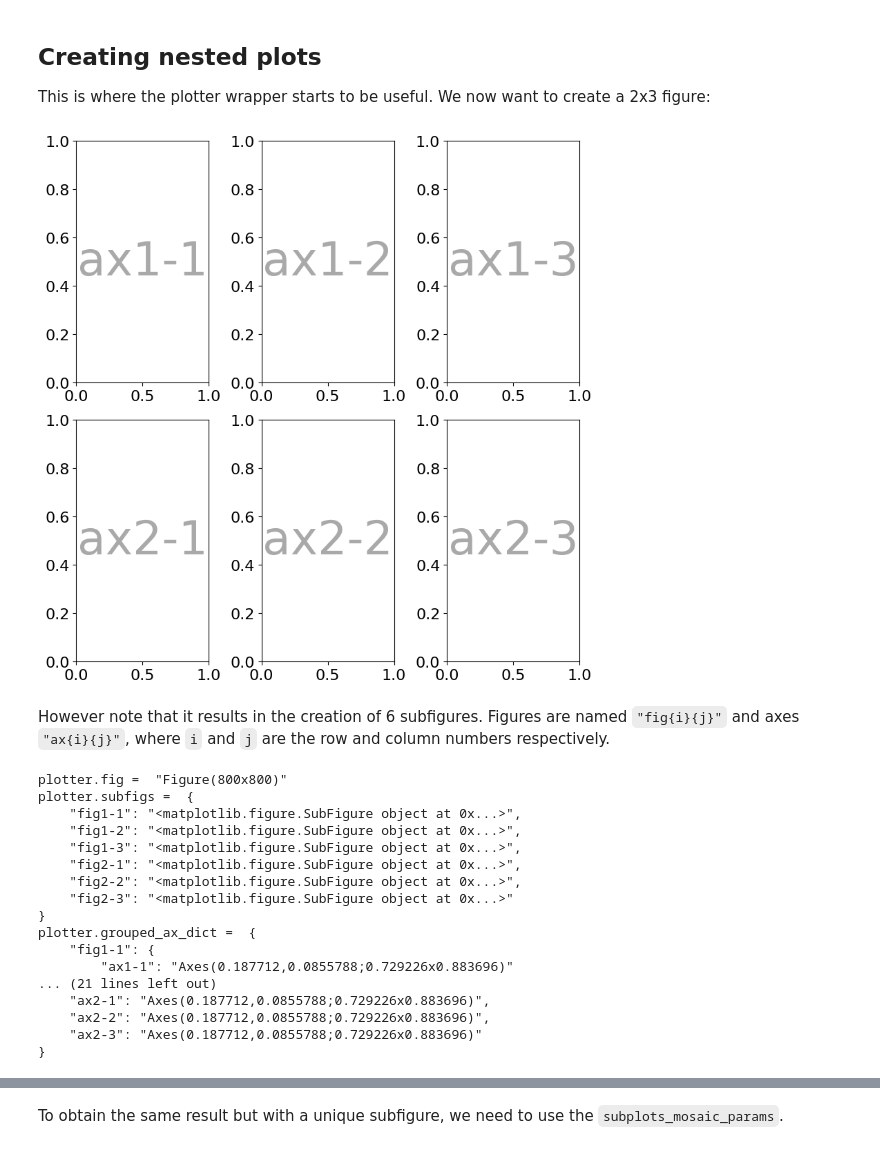
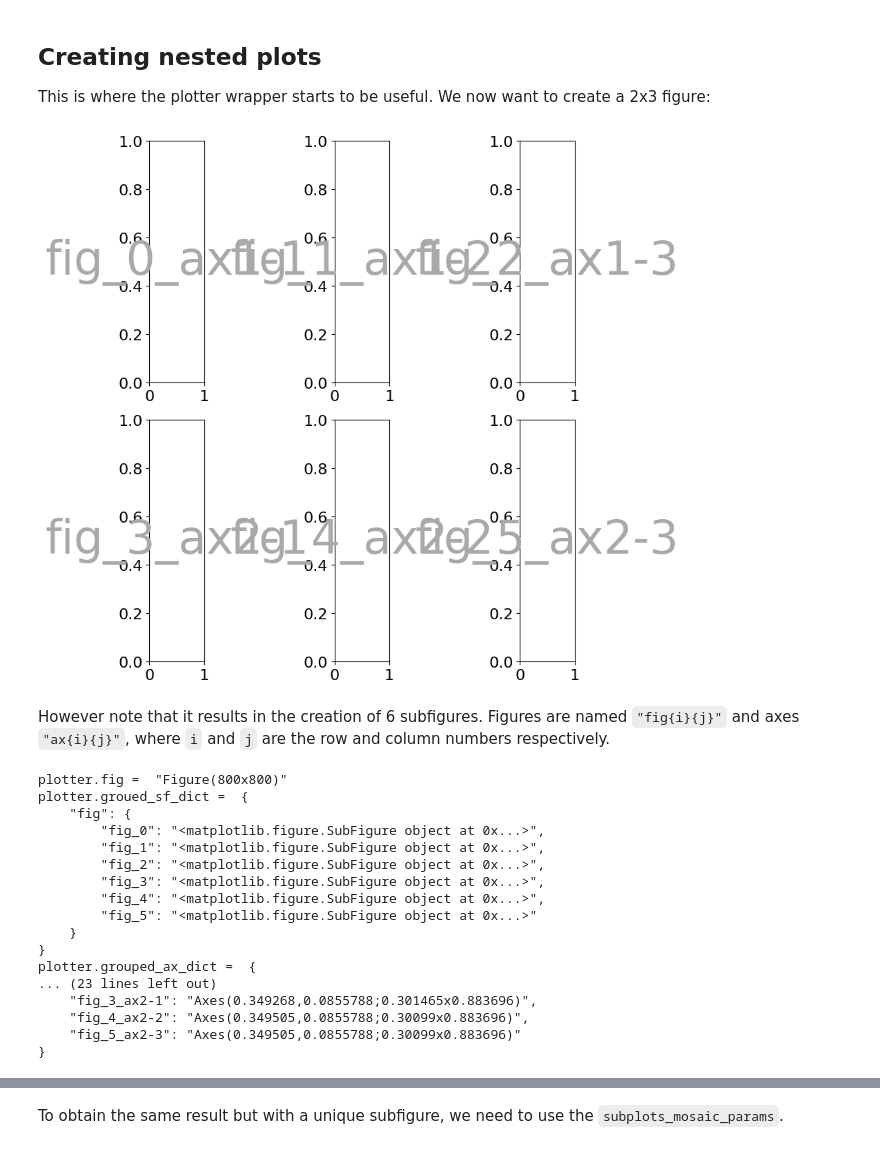
Before and after one commit to antoinecollet5/nested_grid_plotter, a Jupyter notebook: tutorials/basics.ipynb, the cells around one changed output, grey strips where cells are left out. Saved outputs shown, nothing was run; the diff lists cells and outputs as text; code cells hidden in the pictures.

```diff
--- a/tutorials/basics.ipynb
+++ b/tutorials/basics.ipynb
@@ -118,35 +117,36 @@ plotter.fig
 
 This is where the plotter wrapper starts to be useful. We now want to create a 2x3 figure:
 # %%
-plotter = NestedGridPlotter(
-    fig_params={"constrained_layout": True},  # Always use this to prevent overlappings
-    subfigs_params={"nrows": 2, "ncols": 3},
+plotter = ngp.NestedGridPlotter(
+    ngp.Figure(constrained_layout=True),  # Always use this to prevent overlappings
+    builder=ngp.SubfigsBuilder(nrows=2, ncols=3),
 )
 plotter.identify_axes()  # Helper to add the name of the axis on the plot
+plotter.fig
 # %% [output]
-[figure, old version]
+[figure, new version]
 # %% [markdown]
 However note that it results in the creation of 6 subfigures. Figures are named `"fig{i}{j}"` and axes `"ax{i}{j}"`, where `i` and `j` are the row and column numbers respectively.
 # %%
 dict_pretty_print("plotter.fig", plotter.fig)
-dict_pretty_print("plotter.subfigs", plotter.subfigs)
+dict_pretty_print("plotter.groued_sf_dict", plotter.grouped_sf_dict)
 dict_pretty_print("plotter.grouped_ax_dict", plotter.grouped_ax_dict)
 dict_pretty_print("plotter.ax_dict", plotter.ax_dict)
 # %% [output]
 plotter.fig =  "Figure(800x800)"
-plotter.subfigs =  {
-    "fig1-1": "<matplotlib.figure.SubFigure object at 0x...>",
-    "fig1-2": "<matplotlib.figure.SubFigure object at 0x...>",
-    "fig1-3": "<matplotlib.figure.SubFigure object at 0x...>",
-    "fig2-1": "<matplotlib.figure.SubFigure object at 0x...>",
-    "fig2-2": "<matplotlib.figure.SubFigure object at 0x...>",
-    "fig2-3": "<matplotlib.figure.SubFigure object at 0x...>"
+plotter.groued_sf_dict =  {
+    "fig": {
+        "fig_0": "<matplotlib.figure.SubFigure object at 0x...>",
+        "fig_1": "<matplotlib.figure.SubFigure object at 0x...>",
+        "fig_2": "<matplotlib.figure.SubFigure object at 0x...>",
+        "fig_3": "<matplotlib.figure.SubFigure object at 0x...>",
+        "fig_4": "<matplotlib.figure.SubFigure object at 0x...>",
+        "fig_5": "<matplotlib.figure.SubFigure object at 0x...>"
+    }
 }
 plotter.grouped_ax_dict =  {
-    "fig1-1": {
-        "ax1-1": "Axes(0.187712,0.0855788;0.729226x0.883696)"
-... (21 lines left out)
-    "ax2-1": "Axes(0.187712,0.0855788;0.729226x0.883696)",
-    "ax2-2": "Axes(0.187712,0.0855788;0.729226x0.883696)",
-    "ax2-3": "Axes(0.187712,0.0855788;0.729226x0.883696)"
+... (23 lines left out)
+    "fig_3_ax2-1": "Axes(0.349268,0.0855788;0.301465x0.883696)",
+    "fig_4_ax2-2": "Axes(0.349505,0.0855788;0.30099x0.883696)",
+    "fig_5_ax2-3": "Axes(0.349505,0.0855788;0.30099x0.883696)"
 }
```
Also changed, not shown: parts of 42 cells of this notebook, 10 other files.
